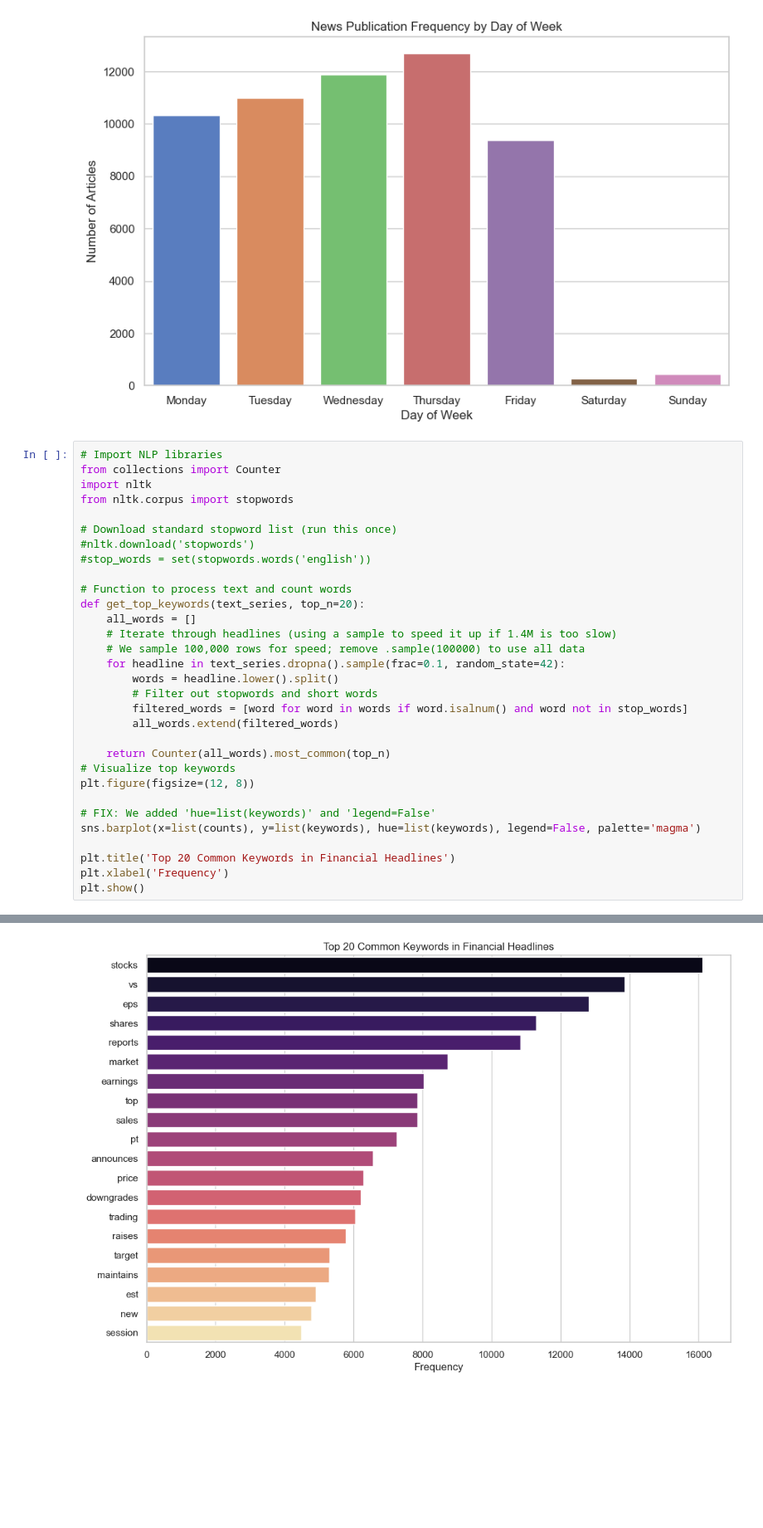
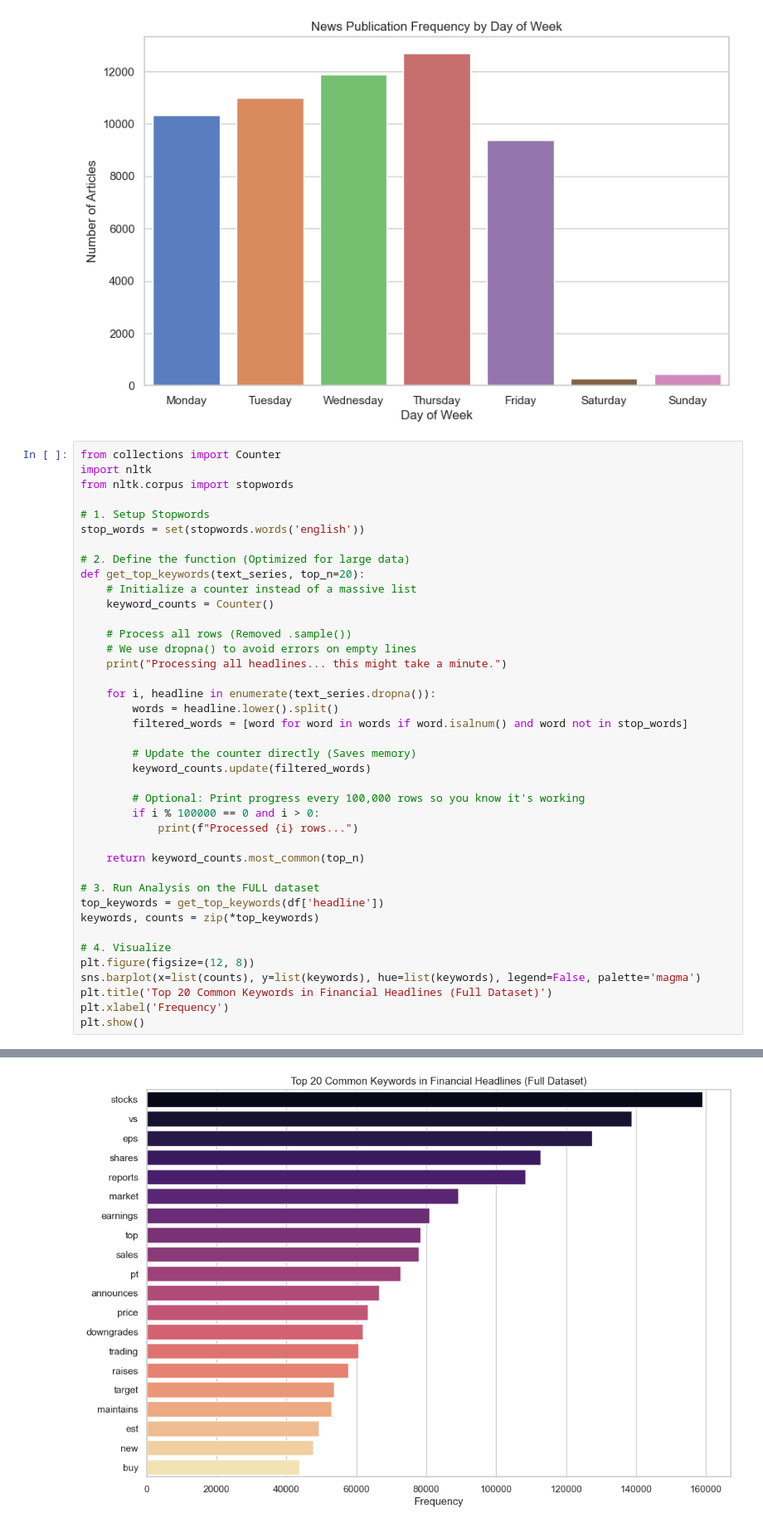
Before and after one commit to Onyxge/Nova-Financial-Analysis, a Jupyter notebook: notebooks/eda_descriptive_stats.ipynb, the cells around one changed output, grey strips where cells are left out. Shown at 83% size. Drawn from its saved outputs; the diff is of its cells as text; blank space fills up the shorter version.

Commit message:
updatd to process all headlines

```diff
--- a/notebooks/eda_descriptive_stats.ipynb
+++ b/notebooks/eda_descriptive_stats.ipynb
@@ -138,34 +138,43 @@ Passing `palette` without assigning `hue` is deprecated and will be removed in v
   sns.countplot(x='day_of_week', data=df, order=days_order, palette='muted')
 [figure]
 # %%
-# Import NLP libraries
 from collections import Counter
 import nltk
 from nltk.corpus import stopwords
 
-# Download standard stopword list (run this once)
-#nltk.download('stopwords')
-#stop_words = set(stopwords.words('english'))
+# 1. Setup Stopwords
+stop_words = set(stopwords.words('english'))
 
-# Function to process text and count words
+# 2. Define the function (Optimized for large data)
 def get_top_keywords(text_series, top_n=20):
-    all_words = []
-    # Iterate through headlines (using a sample to speed it up if 1.4M is too slow)
-    # We sample 100,000 rows for speed; remove .sample(100000) to use all data
-    for headline in text_series.dropna().sample(frac=0.1, random_state=42):
+    # Initialize a counter instead of a massive list
+    keyword_counts = Counter()
+
+    # Process all rows (Removed .sample())
+    # We use dropna() to avoid errors on empty lines
+    print("Processing all headlines... this might take a minute.")
+
+    for i, headline in enumerate(text_series.dropna()):
         words = headline.lower().split()
-        # Filter out stopwords and short words
         filtered_words = [word for word in words if word.isalnum() and word not in stop_words]
-        all_words.extend(filtered_words)
 
-    return Counter(all_words).most_common(top_n)
-# Visualize top keywords
+        # Update the counter directly (Saves memory)
+        keyword_counts.update(filtered_words)
+
+        # Optional: Print progress every 100,000 rows so you know it's working
+        if i % 100000 == 0 and i > 0:
+            print(f"Processed {i} rows...")
+
+    return keyword_counts.most_common(top_n)
+
+# 3. Run Analysis on the FULL dataset
+top_keywords = get_top_keywords(df['headline'])
+keywords, counts = zip(*top_keywords)
+
+# 4. Visualize
 plt.figure(figsize=(12, 8))
-
-# FIX: We added 'hue=list(keywords)' and 'legend=False'
 sns.barplot(x=list(counts), y=list(keywords), hue=list(keywords), legend=False, palette='magma')
-
-plt.title('Top 20 Common Keywords in Financial Headlines')
+plt.title('Top 20 Common Keywords in Financial Headlines (Full Dataset)')
 plt.xlabel('Frequency')
 plt.show()
 # %% [output]
@@ -172 +196 @@ plt.show()
-[figure, old version]
+[figure, new version]
```
Also changed, not shown: parts of 1 cell of this notebook.
